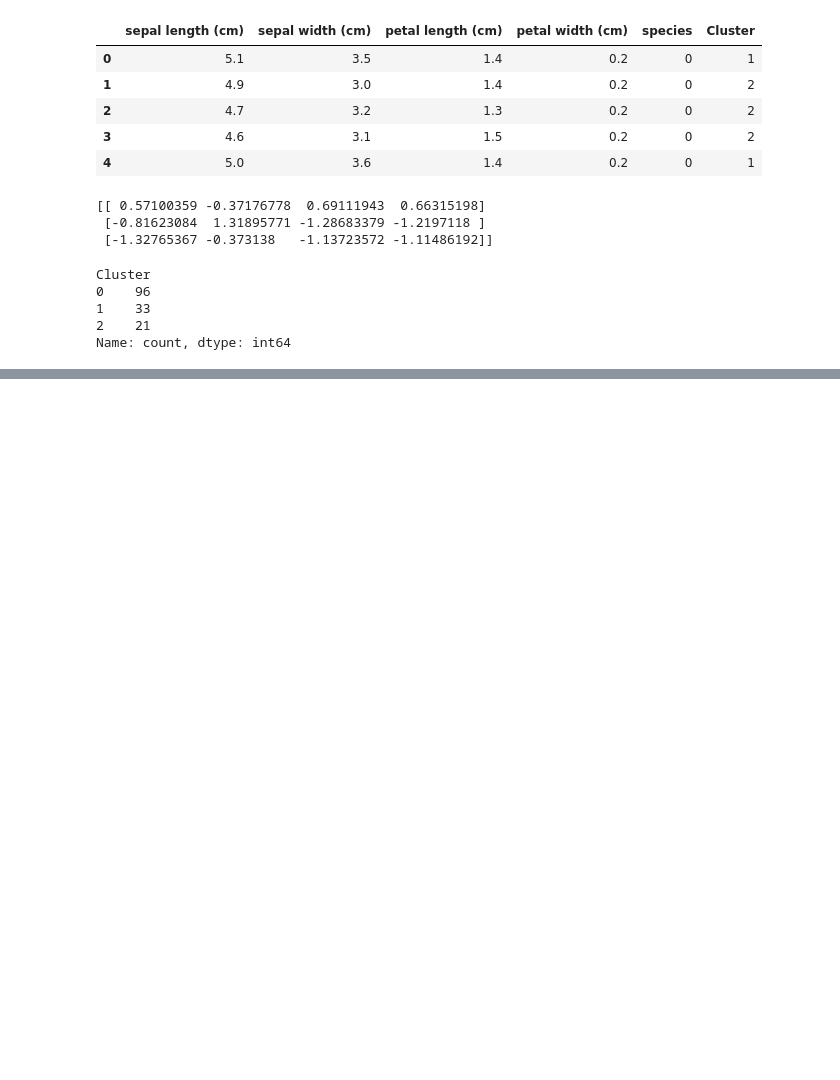
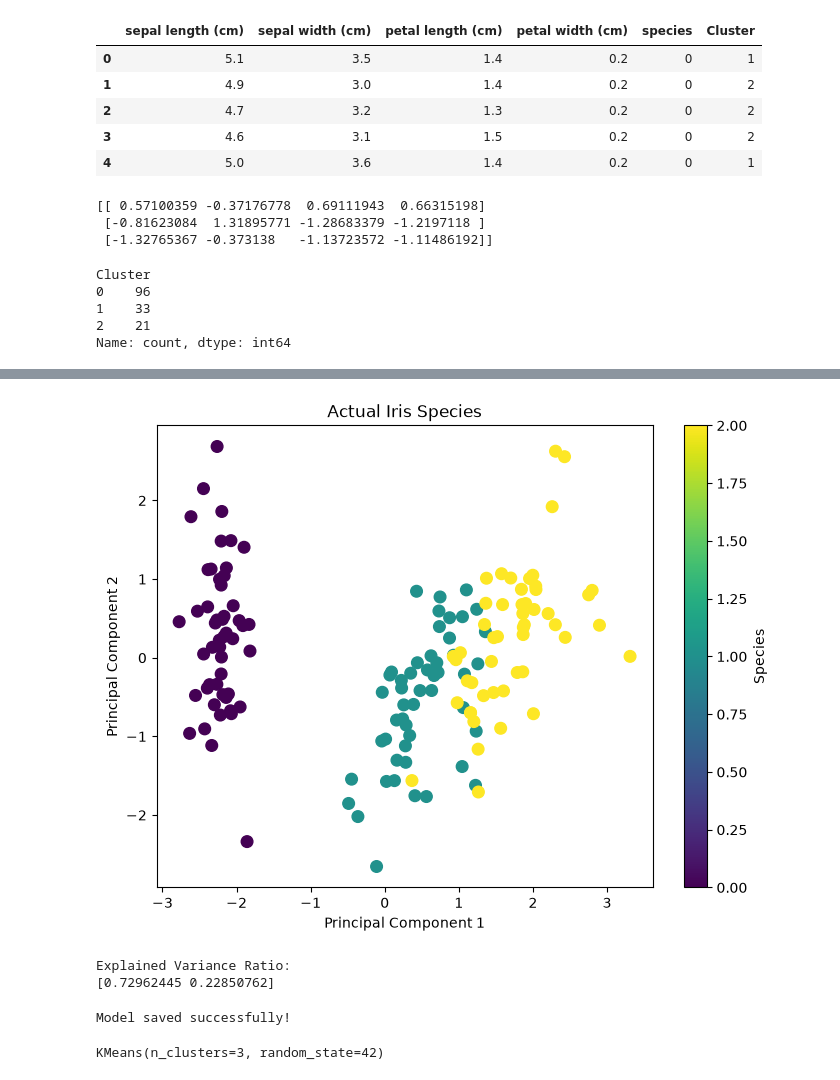
Before and after one commit to Nitesh0986/IrisVision-KMeans, a Jupyter notebook: notebooks/iris_clustering.ipynb, the cells around one changed output, grey strips where cells are left out. Saved outputs shown, nothing was run; the diff lists cells and outputs as text; code cells hidden in the pictures; blank space fills up the shorter version.

```diff
--- a/notebooks/iris_clustering.ipynb
+++ b/notebooks/iris_clustering.ipynb
@@ -219,0 +268,40 @@ Name: count, dtype: int64
+# %%
+plt.figure(figsize=(8,6))
+
+plt.scatter(
+    X_pca[:,0],
+    X_pca[:,1],
+    c=iris.target,
+    cmap="viridis",
+    s=70
+)
+
+plt.xlabel("Principal Component 1")
+plt.ylabel("Principal Component 2")
+plt.title("Actual Iris Species")
+
+plt.colorbar(label="Species")
+
+plt.show()
+# %% [output]
+[figure, added]
+# %%
+print("Explained Variance Ratio:")
+print(pca.explained_variance_ratio_)
+# %% [output]
+Explained Variance Ratio:
+[0.72962445 0.22850762]
+# %%
+import joblib
+
+joblib.dump(kmeans, "../models/kmeans_model.pkl")
+
+print("Model saved successfully!")
+# %% [output]
+Model saved successfully!
+# %%
+loaded_model = joblib.load("../models/kmeans_model.pkl")
+
+print(loaded_model)
+# %% [output]
+KMeans(n_clusters=3, random_state=42)
```
Also changed, not shown: parts of 5 cells of this notebook, 1 other file.
